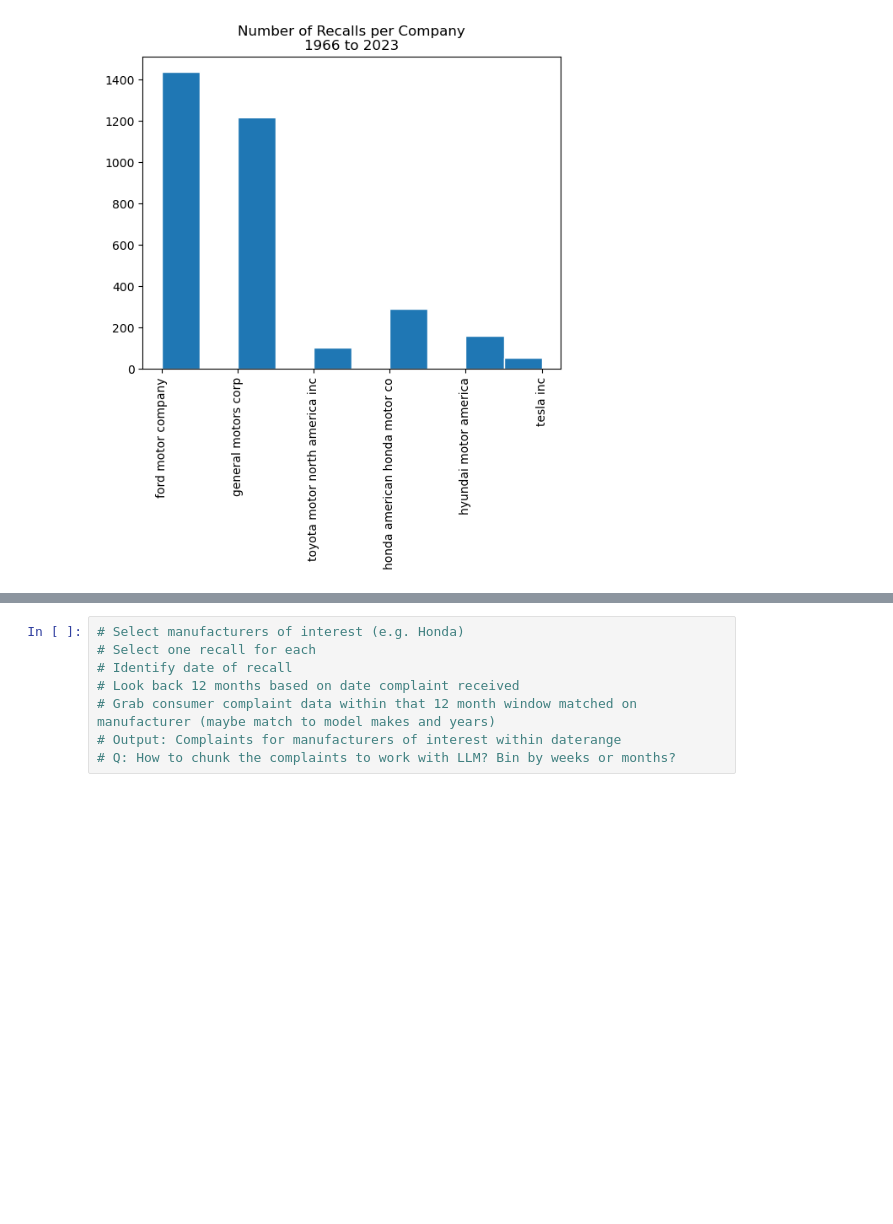
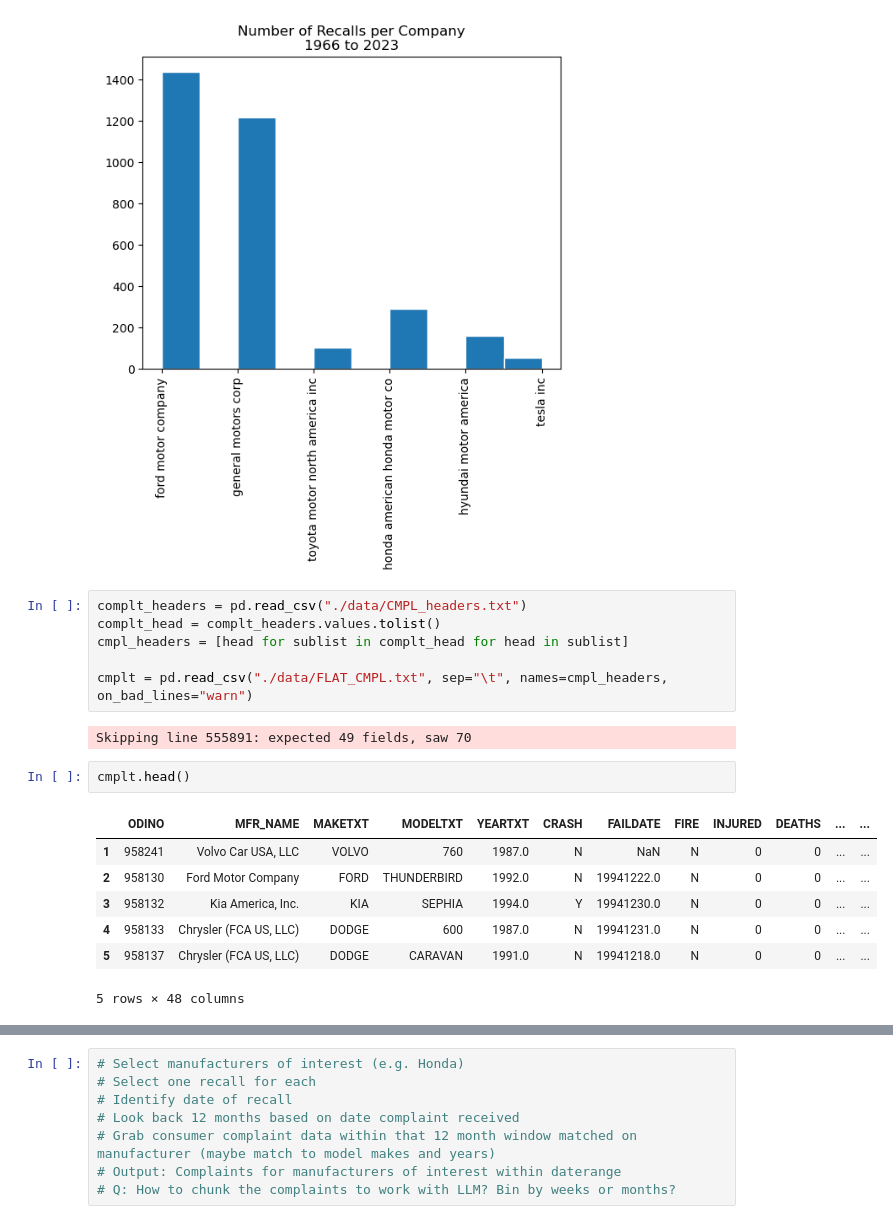
Before and after one commit to prithvidasgupta/si671, a Jupyter notebook: pm_nb.ipynb, the cells around one changed output, grey strips where cells are left out. Drawn from its saved outputs; the diff is of its cells as text; blank space fills up the shorter version.

```diff
--- a/pm_nb.ipynb
+++ b/pm_nb.ipynb
@@ -283,3 +286,21 @@ plt.title("Number of Recalls per Company\n1966 to 2023")
 plt.show()
 # %% [output]
 [figure]
+# %%
+complt_headers = pd.read_csv("./data/CMPL_headers.txt")
+complt_head = complt_headers.values.tolist()
+cmpl_headers = [head for sublist in complt_head for head in sublist]
+
+cmplt = pd.read_csv("./data/FLAT_CMPL.txt", sep="\t", names=cmpl_headers, on_bad_lines="warn")
+# %% [output]
+Skipping line 555891: expected 49 fields, saw 70
+# %%
+cmplt.head()
+# %% [output]
+|  | ODINO | MFR_NAME | MAKETXT | MODELTXT | YEARTXT | CRASH | FAILDATE | FIRE | INJURED | DEATHS | ... | ... |
+| 1 | 958241 | Volvo Car USA, LLC | VOLVO | 760 | 1987.0 | N | NaN | N | 0 | 0 | ... | ... |
+| 2 | 958130 | Ford Motor Company | FORD | THUNDERBIRD | 1992.0 | N | 19941222.0 | N | 0 | 0 | ... | ... |
+| 3 | 958132 | Kia America, Inc. | KIA | SEPHIA | 1994.0 | Y | 19941230.0 | N | 0 | 0 | ... | ... |
+| 4 | 958133 | Chrysler (FCA US, LLC) | DODGE | 600 | 1987.0 | N | 19941231.0 | N | 0 | 0 | ... | ... |
+| 5 | 958137 | Chrysler (FCA US, LLC) | DODGE | CARAVAN | 1991.0 | N | 19941218.0 | N | 0 | 0 | ... | ... |
+5 rows × 48 columns
```
Also changed, not shown: parts of 39 cells of this notebook, 3 other files.
